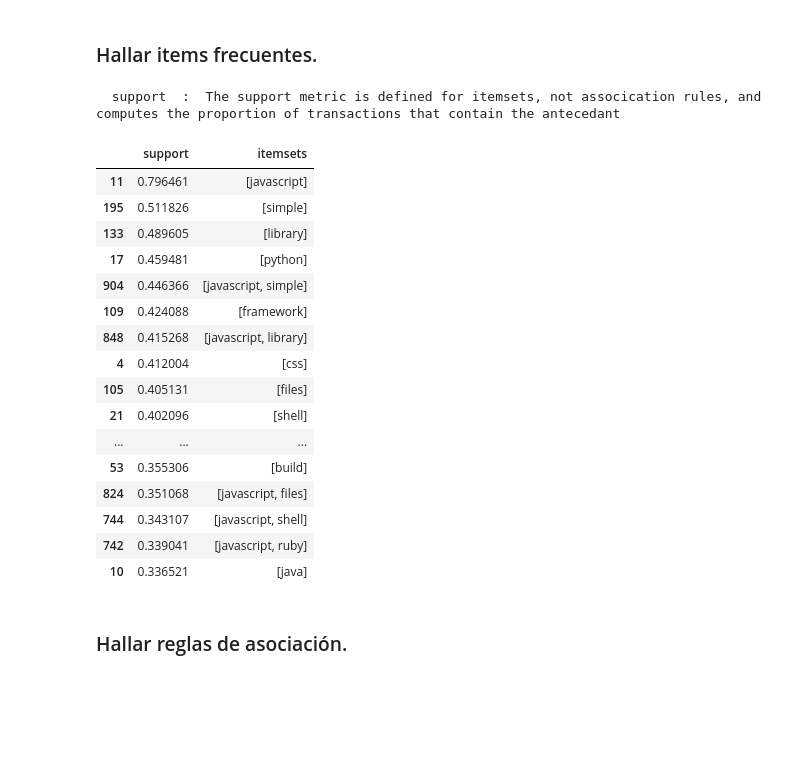
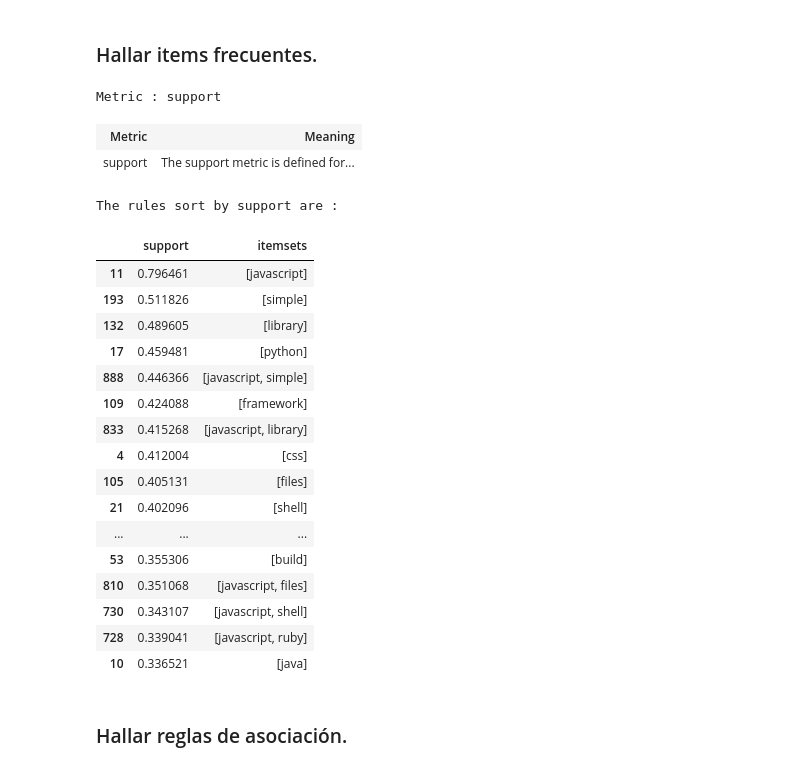
Before and after one commit to jaimevalero/python-machine-learning-book-2nd-edition, a Jupyter notebook: ejercicios/Ejercicio 10 - Aprendizaje no supervisado - Basket Case Analisys.ipynb, the cells around one changed output. Saved outputs shown, nothing was run; the diff lists cells and outputs as text; code cells hidden in the pictures; blank space fills up the shorter version.

```diff
--- a/ejercicios/Ejercicio 10 - Aprendizaje no supervisado - Basket Case Analisys.ipynb
+++ b/ejercicios/Ejercicio 10 - Aprendizaje no supervisado - Basket Case Analisys.ipynb
@@ -84,39 +85,49 @@ df.head()
 # %%
 from mlxtend.frequent_patterns import apriori
 from mlxtend.frequent_patterns import association_rules
 from IPython.display import display, HTML
 
-
+### Generamos los items mas frecuentes, usando el algoritmo apriori
 frequent_itemsets = apriori(df, min_support=0.03, use_colnames=True)
 
 metrics = { "support" : """The support metric is defined for itemsets, not assocication rules, and computes the proportion of transactions that contain the antecedant"""  }
 
-### Generamos los items mas frecuentes
-frequent_itemsets.sort_values("support",ascending=False)
 
 
 for key, value in metrics.items():
-    print("\n ",key ," : ", value )
+    s = f"""<h1> Metric : {key}</h1> <table>
+<tr>
+<th>Metric</th>
+<th>Meaning</th>
+</tr>
+<tr>
+<td>{key}</td>
+<td>{value}</td>
+</tr></table><br>The rules sort by {key} are :"""
+    display(HTML(s))
     display(HTML(frequent_itemsets.sort_values(key,ascending=False).head(20).to_html()))
 # %% [output]
-  support  :  The support metric is defined for itemsets, not assocication rules, and computes the proportion of transactions that contain the antecedant
+Metric : support
-|  | support | itemsets |
-| 11 | 0.796461 | [javascript] |
-| 195 | 0.511826 | [simple] |
-| 133 | 0.489605 | [library] |
-| 17 | 0.459481 | [python] |
-| 904 | 0.446366 | [javascript, simple] |
-| 109 | 0.424088 | [framework] |
-| 848 | 0.415268 | [javascript, library] |
-| 4 | 0.412004 | [css] |
-| 105 | 0.405131 | [files] |
-| 21 | 0.402096 | [shell] |
-| ... | ... | ... |
-| 53 | 0.355306 | [build] |
-| 824 | 0.351068 | [javascript, files] |
-| 744 | 0.343107 | [javascript, shell] |
-| 742 | 0.339041 | [javascript, ruby] |
-| 10 | 0.336521 | [java] |
+| Metric | Meaning |
+| support | The support metric is defined for... |
+The rules sort by support are :
+|  | support | itemsets |
+| 11 | 0.796461 | [javascript] |
+| 193 | 0.511826 | [simple] |
+| 132 | 0.489605 | [library] |
+| 17 | 0.459481 | [python] |
+| 888 | 0.446366 | [javascript, simple] |
+| 109 | 0.424088 | [framework] |
+| 833 | 0.415268 | [javascript, library] |
+| 4 | 0.412004 | [css] |
+| 105 | 0.405131 | [files] |
+| 21 | 0.402096 | [shell] |
+| ... | ... | ... |
+| 53 | 0.355306 | [build] |
+| 810 | 0.351068 | [javascript, files] |
+| 730 | 0.343107 | [javascript, shell] |
+| 728 | 0.339041 | [javascript, ruby] |
+| 10 | 0.336521 | [java] |
 # %% [markdown]
 ### Hallar reglas de asociación. ###
 # %%
```
Also changed, not shown: parts of 6 cells of this notebook.
